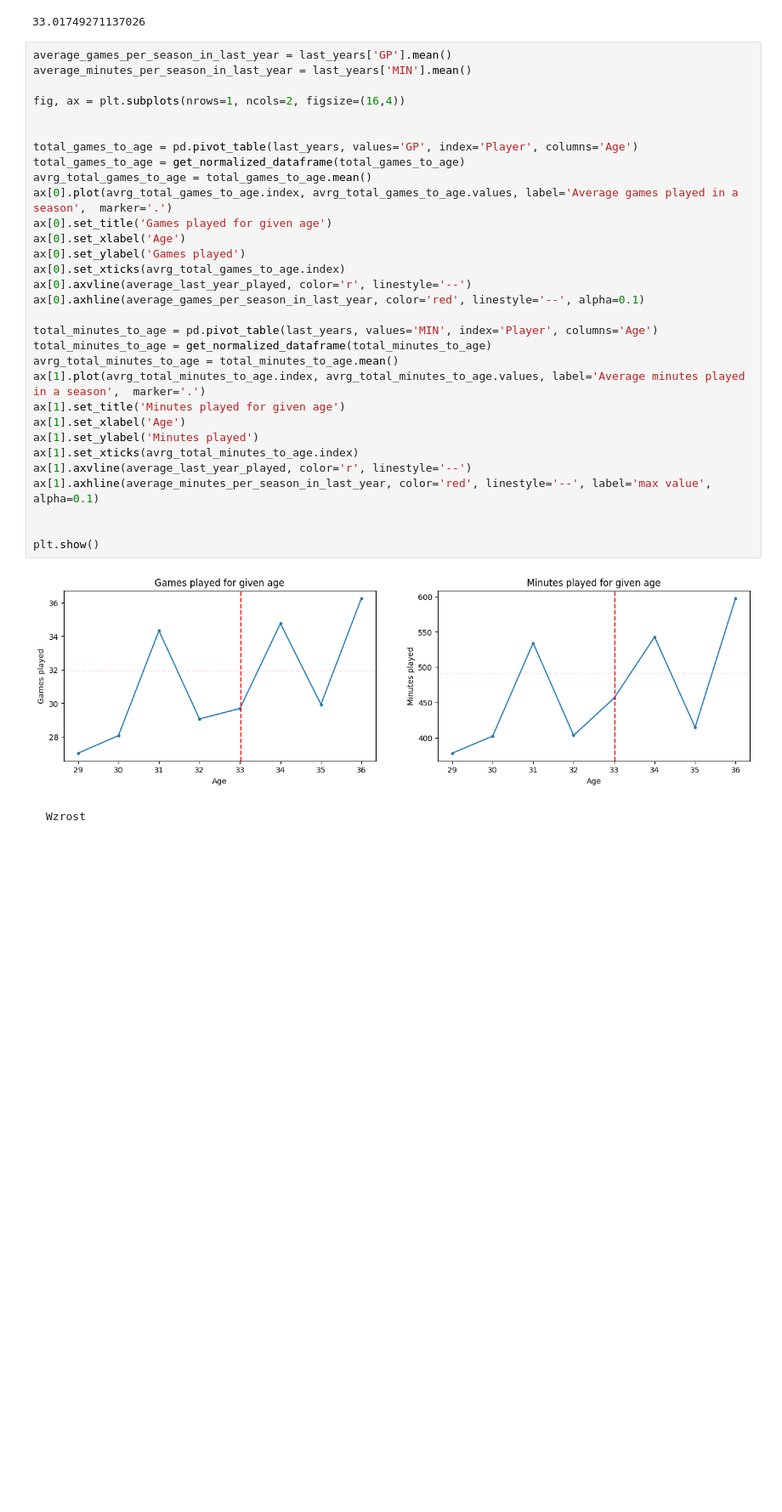
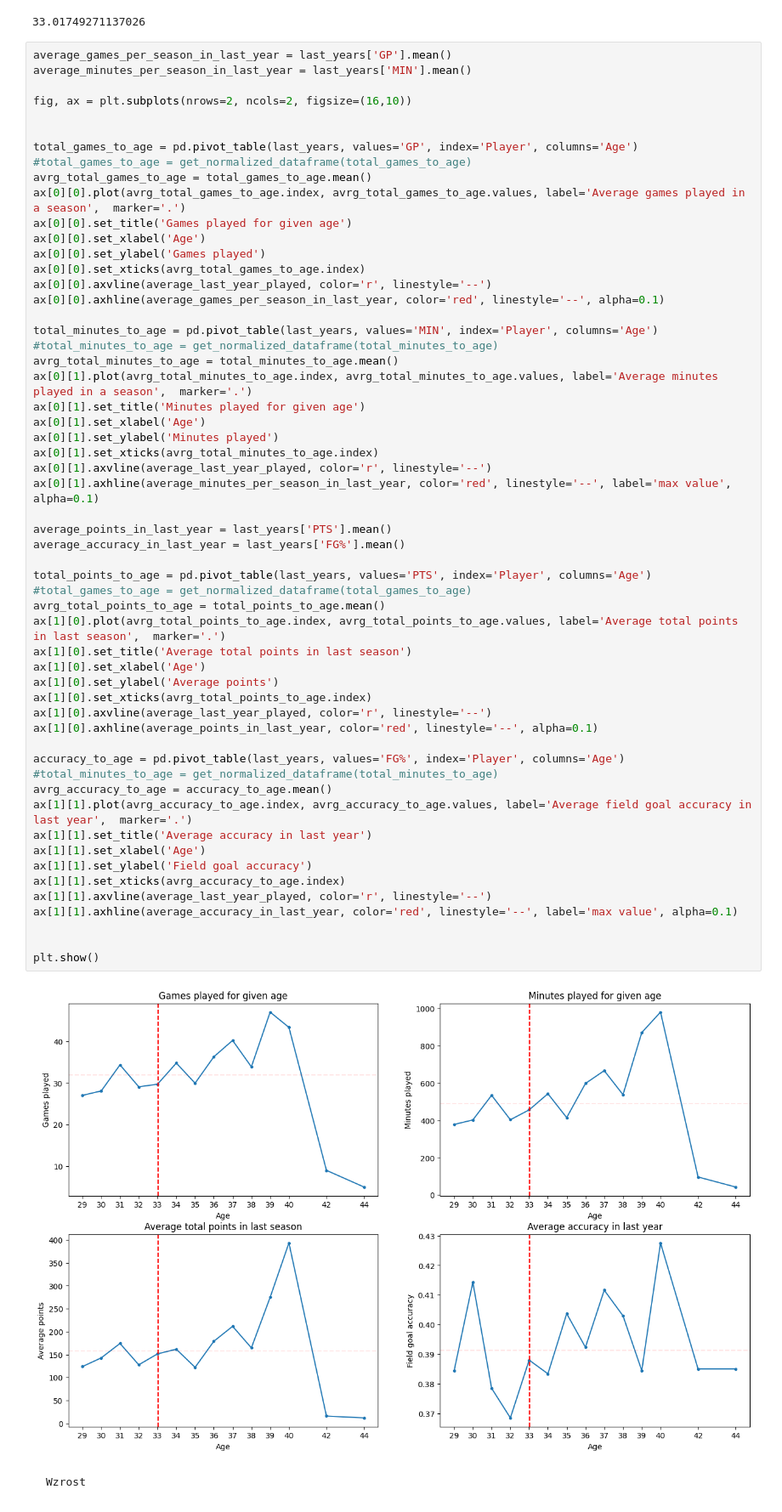
Before and after one commit to Marcin27141/NbaDataAnalysis, a Jupyter notebook: MultipleSeasons.ipynb, the cells around one changed output. Shown at 85% size. Cells and saved outputs as stored; diff of their text form; blank space fills up the shorter version.

```diff
--- a/MultipleSeasons.ipynb
+++ b/MultipleSeasons.ipynb
@@ -803,36 +802,61 @@ print(average_last_year_played)
 # %%
 average_games_per_season_in_last_year = last_years['GP'].mean()
 average_minutes_per_season_in_last_year = last_years['MIN'].mean()
 
-fig, ax = plt.subplots(nrows=1, ncols=2, figsize=(16,4))
+fig, ax = plt.subplots(nrows=2, ncols=2, figsize=(16,10))
 
 
 total_games_to_age = pd.pivot_table(last_years, values='GP', index='Player', columns='Age')
-total_games_to_age = get_normalized_dataframe(total_games_to_age)
+#total_games_to_age = get_normalized_dataframe(total_games_to_age)
 avrg_total_games_to_age = total_games_to_age.mean()
-ax[0].plot(avrg_total_games_to_age.index, avrg_total_games_to_age.values, label='Average games played in a season',  marker='.')
-ax[0].set_title('Games played for given age')
-ax[0].set_xlabel('Age')
-ax[0].set_ylabel('Games played')
-ax[0].set_xticks(avrg_total_games_to_age.index)
-ax[0].axvline(average_last_year_played, color='r', linestyle='--')
-ax[0].axhline(average_games_per_season_in_last_year, color='red', linestyle='--', alpha=0.1)
+ax[0][0].plot(avrg_total_games_to_age.index, avrg_total_games_to_age.values, label='Average games played in a season',  marker='.')
+ax[0][0].set_title('Games played for given age')
+ax[0][0].set_xlabel('Age')
+ax[0][0].set_ylabel('Games played')
+ax[0][0].set_xticks(avrg_total_games_to_age.index)
+ax[0][0].axvline(average_last_year_played, color='r', linestyle='--')
+ax[0][0].axhline(average_games_per_season_in_last_year, color='red', linestyle='--', alpha=0.1)
 
 total_minutes_to_age = pd.pivot_table(last_years, values='MIN', index='Player', columns='Age')
-total_minutes_to_age = get_normalized_dataframe(total_minutes_to_age)
+#total_minutes_to_age = get_normalized_dataframe(total_minutes_to_age)
 avrg_total_minutes_to_age = total_minutes_to_age.mean()
-ax[1].plot(avrg_total_minutes_to_age.index, avrg_total_minutes_to_age.values, label='Average minutes played in a season',  marker='.')
-ax[1].set_title('Minutes played for given age')
-ax[1].set_xlabel('Age')
-ax[1].set_ylabel('Minutes played')
-ax[1].set_xticks(avrg_total_minutes_to_age.index)
-ax[1].axvline(average_last_year_played, color='r', linestyle='--')
-ax[1].axhline(average_minutes_per_season_in_last_year, color='red', linestyle='--', label='max value', alpha=0.1)
+ax[0][1].plot(avrg_total_minutes_to_age.index, avrg_total_minutes_to_age.values, label='Average minutes played in a season',  marker='.')
+ax[0][1].set_title('Minutes played for given age')
+ax[0][1].set_xlabel('Age')
+ax[0][1].set_ylabel('Minutes played')
+ax[0][1].set_xticks(avrg_total_minutes_to_age.index)
+ax[0][1].axvline(average_last_year_played, color='r', linestyle='--')
+ax[0][1].axhline(average_minutes_per_season_in_last_year, color='red', linestyle='--', label='max value', alpha=0.1)
+
+average_points_in_last_year = last_years['PTS'].mean()
+average_accuracy_in_last_year = last_years['FG%'].mean()
+
+total_points_to_age = pd.pivot_table(last_years, values='PTS', index='Player', columns='Age')
+#total_games_to_age = get_normalized_dataframe(total_games_to_age)
+avrg_total_points_to_age = total_points_to_age.mean()
+ax[1][0].plot(avrg_total_points_to_age.index, avrg_total_points_to_age.values, label='Average total points in last season',  marker='.')
+ax[1][0].set_title('Average total points in last season')
+ax[1][0].set_xlabel('Age')
+ax[1][0].set_ylabel('Average points')
+ax[1][0].set_xticks(avrg_total_points_to_age.index)
+ax[1][0].axvline(average_last_year_played, color='r', linestyle='--')
+ax[1][0].axhline(average_points_in_last_year, color='red', linestyle='--', alpha=0.1)
+
+accuracy_to_age = pd.pivot_table(last_years, values='FG%', index='Player', columns='Age')
+#total_minutes_to_age = get_normalized_dataframe(total_minutes_to_age)
+avrg_accuracy_to_age = accuracy_to_age.mean()
+ax[1][1].plot(avrg_accuracy_to_age.index, avrg_accuracy_to_age.values, label='Average field goal accuracy in last year',  marker='.')
+ax[1][1].set_title('Average accuracy in last year')
+ax[1][1].set_xlabel('Age')
+ax[1][1].set_ylabel('Field goal accuracy')
+ax[1][1].set_xticks(avrg_accuracy_to_age.index)
+ax[1][1].axvline(average_last_year_played, color='r', linestyle='--')
+ax[1][1].axhline(average_accuracy_in_last_year, color='red', linestyle='--', label='max value', alpha=0.1)
 
 
 plt.show()
 # %% [output]
-[figure, old version]
+[figure, new version]
 # %% [markdown]
     Wzrost
 # %%
```
Also changed, not shown: parts of 45 cells of this notebook.
